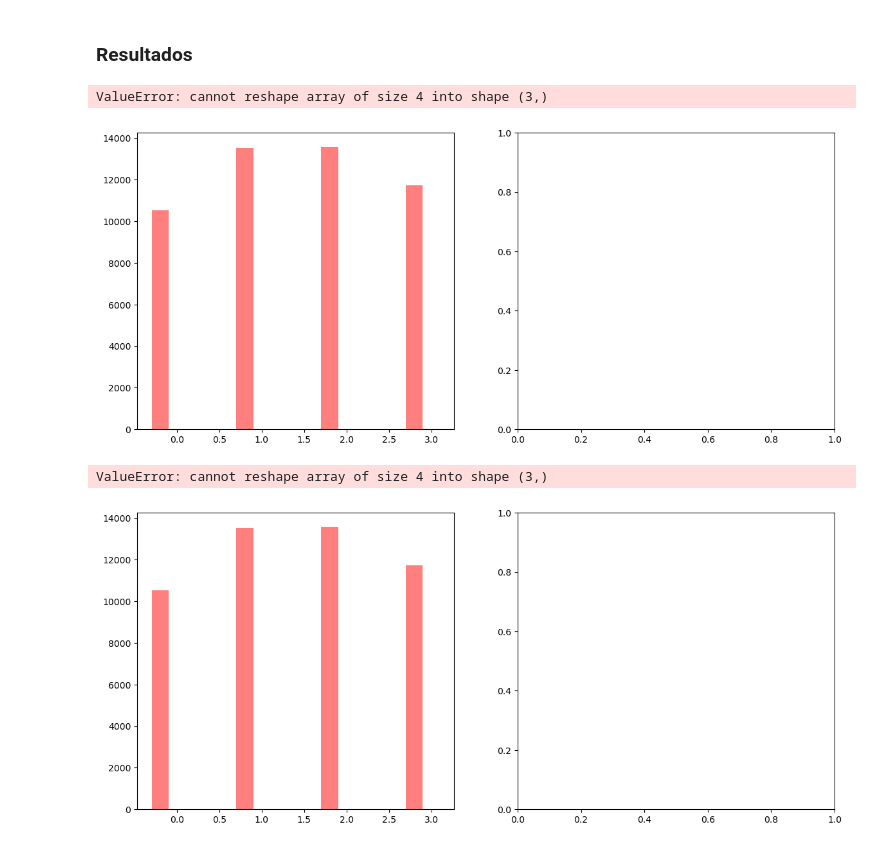
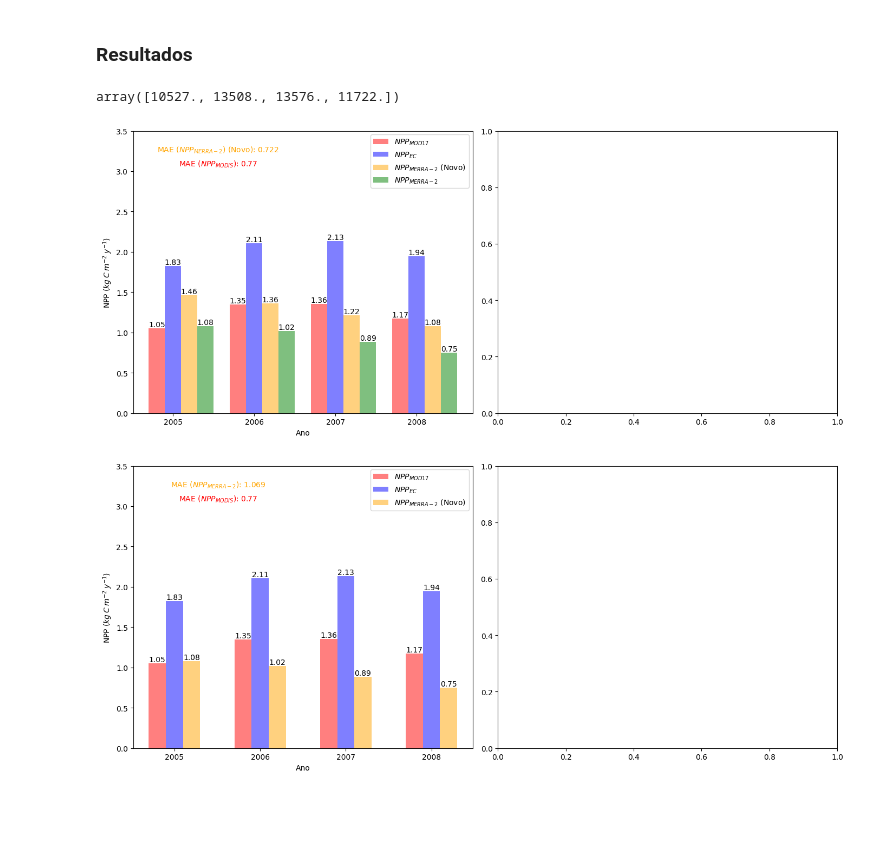
Before and after one commit to leotamasauskas/Enhancing-Satellite-Based-Estimations-of-Carbon-Flux-in-Caxiuan-Forest-Using-Artificial-Intelligence, a Jupyter notebook: main.ipynb, the cells around one changed output. Drawn from its saved outputs; the diff is of its cells as text; code cells hidden in the pictures; blank space fills up the shorter version.

```diff
--- a/main.ipynb
+++ b/main.ipynb
@@ -89,11 +89,11 @@ def to_kgC(x):
     """Retorna valores convertidos para kg C m² s"""
     umol2mol = 1e-06
     Cmol = 0.012011
-    minutesinseconds = 1800
-    #days2seconds = 86400
+    #minutesinseconds = 1800
+    days2seconds = 86400
     kg2g = 1000 # Precisamos em kg, não em g, por isso não multipliquei por 1000
 
-    return x * umol2mol * Cmol * minutesinseconds # cálculo dado pelo professor
+    return x * umol2mol * Cmol * days2seconds # cálculo dado pelo professor
 
 cax = pd.read_csv('./caxiuana/GEPCAX.txt', delimiter='\t')
 cax['ano2'] = cax['ano2'].apply(lambda x:str(int(x)))
@@ -652,7 +652,7 @@ npp_mod.index = npp_mod[2].apply(modis_date)  # Convertendo a data no formato MO
 npp_mod = npp_mod.drop([0,1,2,3,4], axis=1)
 npp_mod.columns = range(len(npp_mod.columns))
 npp_modis = npp_mod[144]
-npp_modis_st = npp_modis[['2005-01-01','2006-01-01','2007-01-01','2008-01-01']]
+npp_modis_st = npp_modis[['2005-01-01','2006-01-01','2007-01-01','2008-01-01']] * 0.0001
 
 # Carregar os dados da AMERIFLUX
 
@@ -708,7 +708,7 @@ lai_caxiuana = lai_caxiuana[144]
 
 # ================================
 
-lai_caxiuana = lai_caxiuana.resample('D').interpolate('linear')['2005-01-01':'2008-12-31']
+lai_caxiuana = lai_caxiuana.resample('D').interpolate('linear')['2005-01-01':'2008-12-31'] * 0.1
 
 npp_algoritmo_st = MOD17._npp(params=(melhor_params + list(parametros_padrao)[5:]),fpar=drivers_caxiuana[0],tmin=drivers_caxiuana[1],vpd=drivers_caxiuana[2],par=drivers_caxiuana[3],tmean=tmean_caxiuana[:][...,None],years=index_caxiuana.year.values[:][...,None],lai=lai_caxiuana.values[:][...,None])
 npp_algoritmopad_st = MOD17._npp(params=parametros_padrao,fpar=drivers_caxiuana[0],tmin=drivers_caxiuana[1],vpd=drivers_caxiuana[2],par=drivers_caxiuana[3],tmean=tmean_caxiuana[:][...,None],years=index_caxiuana.year.values[:][...,None],lai=lai_caxiuana.values[:][...,None])
@@ -822,6 +830,10 @@ def _npp(params, fpar, tmin, vpd, par, tmean, years, lai):
     return result
 # %% [markdown]
 ### Resultados
+# %%
+npp_modis_st.values
+# %% [output]
+array([10527., 13508., 13576., 11722.])
 # %%
 # Defina a largura das barras
 largura_barra = 0.2
@@ -836,48 +848,50 @@ anos_unicos_str_caxiuana = [str(ano) for ano in anos_unicos_caxiuana]
 deslocamento_caxiuana = np.arange(len(anos_unicos_caxiuana))
 
 # Criação da figura e dos subplots
+# Criação da figura e dos subplots
 fig, axs = plt.subplots(1, 2, figsize=(14, 6))
 
-# Convertendo os Series para arrays NumPy e, em seguida, utilizando o método reshape
-npp_algoritmo_st_arr = np.array(npp_algoritmo_st)
-npp_algoritmopad_st_arr = np.array(npp_algoritmopad_st)
+# Convertendo os Series para arrays NumPy
+npp_algoritmo_st_arr = npp_algoritmo_st
+npp_algoritmopad_st_arr = npp_algoritmopad_st
 
 # Plotando as barras agrupadas para cada conjunto de dados (caxiuana)
 axs[0].bar(deslocamento_caxiuana - largura_barra, npp_modis_st.values, width=largura_barra, color='red', alpha=0.5, label='$NPP_{MOD17}$')
-axs[0].bar(deslocamento_caxiuana, npp_caxiuana, width=largura_barra, color='blue', alpha=0.5, label='$NPP_{EC}$')
-axs[0].bar(deslocamento_caxiuana + largura_barra, (npp_algoritmo_st_arr / 1000).reshape(3), width=largura_barra, color='orange', alpha=0.5, label='$NPP_{MERRA-2}$ (Novo)')
-axs[0].bar(deslocamento_caxiuana + 2*largura_barra, (npp_algoritmopad_st_arr / 1000).reshape(3), width=largura_barra, color='green', alpha=0.5, label='$NPP_{MERRA-2}$')
+axs[0].bar(deslocamento_caxiuana, npp_caxiuana.values, width=largura_barra, color='blue', alpha=0.5, label='$NPP_{EC}$')
+axs[0].bar(deslocamento_caxiuana + largura_barra, (npp_algoritmo_st_arr.flatten() / 1000), width=largura_barra, color='orange', alpha=0.5, label='$NPP_{MERRA-2}$ (Novo)')
+axs[0].bar(deslocamento_caxiuana + 2*largura_barra, (npp_algoritmopad_st_arr.flatten() / 1000), width=largura_barra, color='green', alpha=0.5, label='$NPP_{MERRA-2}$')
 axs[0].set_ylabel('NPP ($kg \: C \: m^{-2} \: y^{-1}$)')
 
+# Cálculo do erro absoluto médio (MAE)
 mae_caxiuana = mean_absolute_error(npp_caxiuana, npp_algoritmo_st_arr / 1000)
 mae_pad_caxiuana = mean_absolute_error(npp_caxiuana, npp_algoritmopad_st_arr / 1000)
 mae_modis_caxiuana = mean_absolute_error(npp_caxiuana, npp_modis_st.values)
 
+# Adicionando textos com os valores de MAE
 axs[0].text(0.25, 0.9, 'MAE ($NPP_{MODIS}$):' + ' ' + f'{mae_modis_caxiuana:.2f}', ha='center', va='top', transform=axs[0].transAxes, fontsize=10, color='red')
 axs[0].text(0.25, 0.95, 'MAE ($NPP_{MERRA-2}$) (Novo):' + ' ' + f'{mae_caxiuana:.3f}', ha='center', va='top', transform=axs[0].transAxes, fontsize=10, color='orange')
 
+# Adicionando valores nas barras
 for i, valor in enumerate(npp_modis_st.values):
     axs[0].text(i - largura_barra, valor, str(round(valor, 2)), ha='center', va='bottom', color='black')
-for i, valor in enumerate(npp_caxiuana):
+for i, valor in enumerate(npp_caxiuana.values):
     axs[0].text(i, valor, str(round(valor, 2)), ha='center', va='bottom', color='black')
-for i, valor in enumerate((npp_algoritmo_st_arr / 1000).reshape(3)):
+for i, valor in enumerate(npp_algoritmo_st_arr.flatten() / 1000):
     axs[0].text(i + largura_barra, valor, str(round(valor, 2)), ha='center', va='bottom', color='black')
-for i, valor in enumerate((npp_algoritmopad_st_arr / 1000).reshape(3)):
+for i, valor in enumerate(npp_algoritmopad_st_arr.flatten() / 1000):
     axs[0].text(i + 2*largura_barra, valor, str(round(valor, 2)), ha='center', va='bottom', color='black')
 
 # Adicionando legendas e rótulos (caxiuana)
 axs[0].legend()
-axs[0].set_ylim(top=2.5)
+axs[0].set_ylim(top=3.5)
 axs[0].set_xlabel('Ano')
-
 axs[0].set_xticks(deslocamento_caxiuana)
 axs[0].set_xticklabels(anos_unicos_str_caxiuana)
 
-#plt.savefig('npp_otimizado.png')
+plt.tight_layout()
 plt.show()
 # %% [output]
-ValueError: cannot reshape array of size 4 into shape (3,)
-[figure, old version]
+[figure, new version]
 # %%
 # Criação da figura e dos subplots
 fig, axs = plt.subplots(1, 2, figsize=(14, 6))
@@ -888,11 +902,11 @@ npp_algoritmopad_st_arr = np.array(npp_algoritmopad_st)
 # Plotando as barras agrupadas para cada conjunto de dados (caxiuana)
 axs[0].bar(deslocamento_caxiuana - largura_barra, npp_modis_st.values, width=largura_barra, color='red', alpha=0.5, label='$NPP_{MOD17}$')
 axs[0].bar(deslocamento_caxiuana, npp_caxiuana, width=largura_barra, color='blue', alpha=0.5, label='$NPP_{EC}$')
-axs[0].bar(deslocamento_caxiuana + largura_barra, (npp_algoritmopad_st_arr / 1000).reshape(3), width=largura_barra, color='orange', alpha=0.5, label='$NPP_{MERRA-2}$ (Novo)')
+axs[0].bar(deslocamento_caxiuana + largura_barra, (npp_algoritmopad_st_arr.flatten() / 1000), width=largura_barra, color='orange', alpha=0.5, label='$NPP_{MERRA-2}$ (Novo)')
 axs[0].set_ylabel('NPP ($kg \: C \: m^{-2} \: y^{-1}$)')
 
 mae_modis_caxiuana = mean_absolute_error(npp_caxiuana, npp_modis_st.values)
-mae_pad_caxiuana = mean_absolute_error(npp_caxiuana, npp_algoritmopad_st_arr / 1000)
+mae_pad_caxiuana = mean_absolute_error(npp_caxiuana, npp_algoritmopad_st_arr.flatten() / 1000)
 
 axs[0].text(0.25, 0.9, 'MAE ($NPP_{MODIS}$):' + ' ' + f'{mae_modis_caxiuana:.2f}', ha='center', va='top', transform=axs[0].transAxes, fontsize=10, color='red')
 axs[0].text(0.25, 0.95, 'MAE ($NPP_{MERRA-2}$):' + ' ' + f'{mae_pad_caxiuana:.3f}', ha='center', va='top', transform=axs[0].transAxes, fontsize=10, color='orange')
@@ -901,19 +915,19 @@ for i, valor in enumerate(npp_modis_st.values):
     axs[0].text(i - largura_barra, valor, str(round(valor, 2)), ha='center', va='bottom', color='black')
 for i, valor in enumerate(npp_caxiuana):
     axs[0].text(i, valor, str(round(valor, 2)), ha='center', va='bottom', color='black')
-for i, valor in enumerate((npp_algoritmopad_st_arr / 1000).reshape(3)):
+for i, valor in enumerate((npp_algoritmopad_st_arr.flatten() / 1000)):
     axs[0].text(i + largura_barra, valor, str(round(valor, 2)), ha='center', va='bottom', color='black')
 
 # Adicionando legendas e rótulos (caxiuana)
 axs[0].legend()
-axs[0].set_ylim(top=2.5)
+axs[0].set_ylim(top=3.5)
 axs[0].set_xlabel('Ano')
 
 axs[0].set_xticks(deslocamento_caxiuana)
 axs[0].set_xticklabels(anos_unicos_str_caxiuana)
 
 #plt.savefig('npp_original.png')
+plt.tight_layout()
 plt.show()
 # %% [output]
-ValueError: cannot reshape array of size 4 into shape (3,)
-[figure, old version]
+[figure, new version]
```
Also changed, not shown: parts of 3 cells of this notebook.
